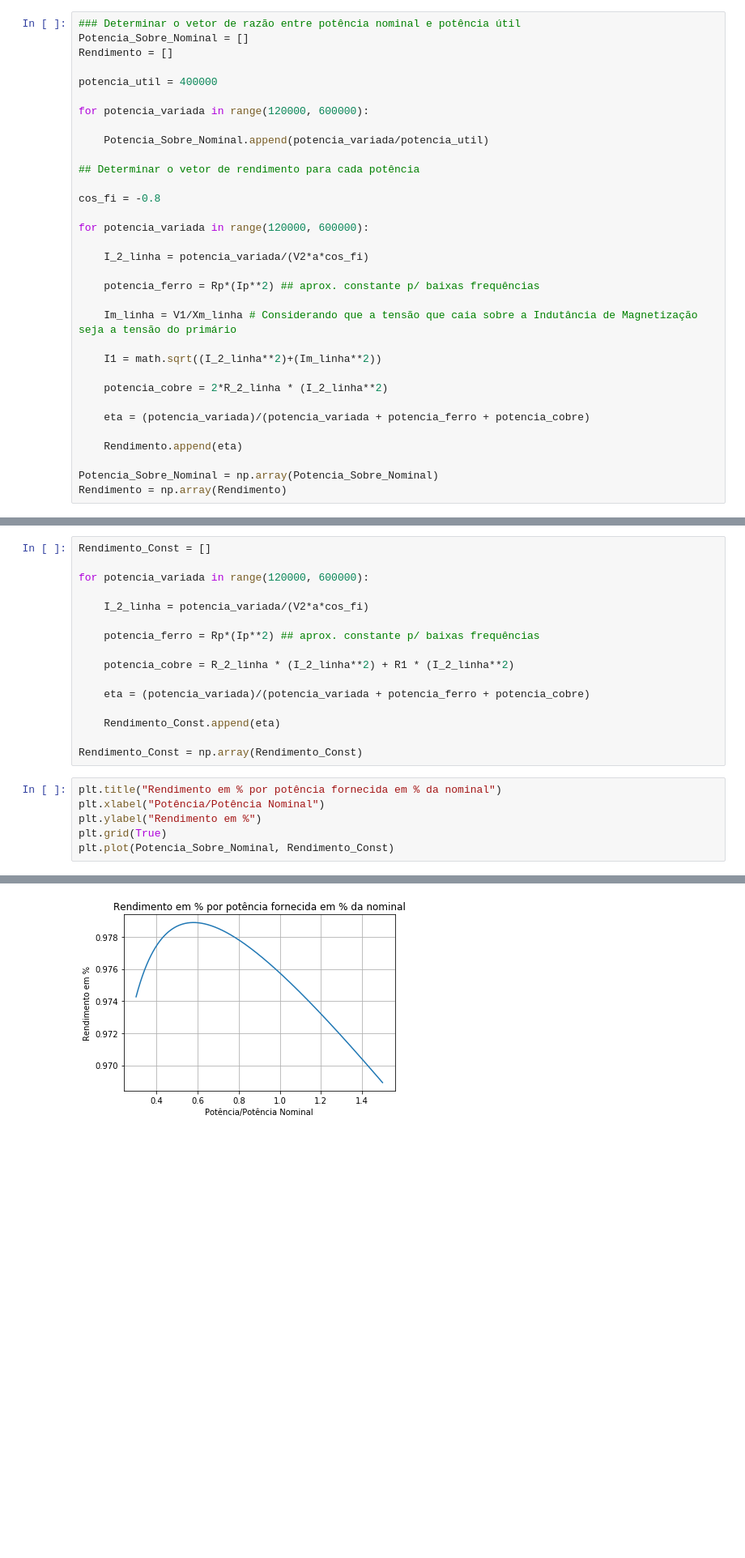
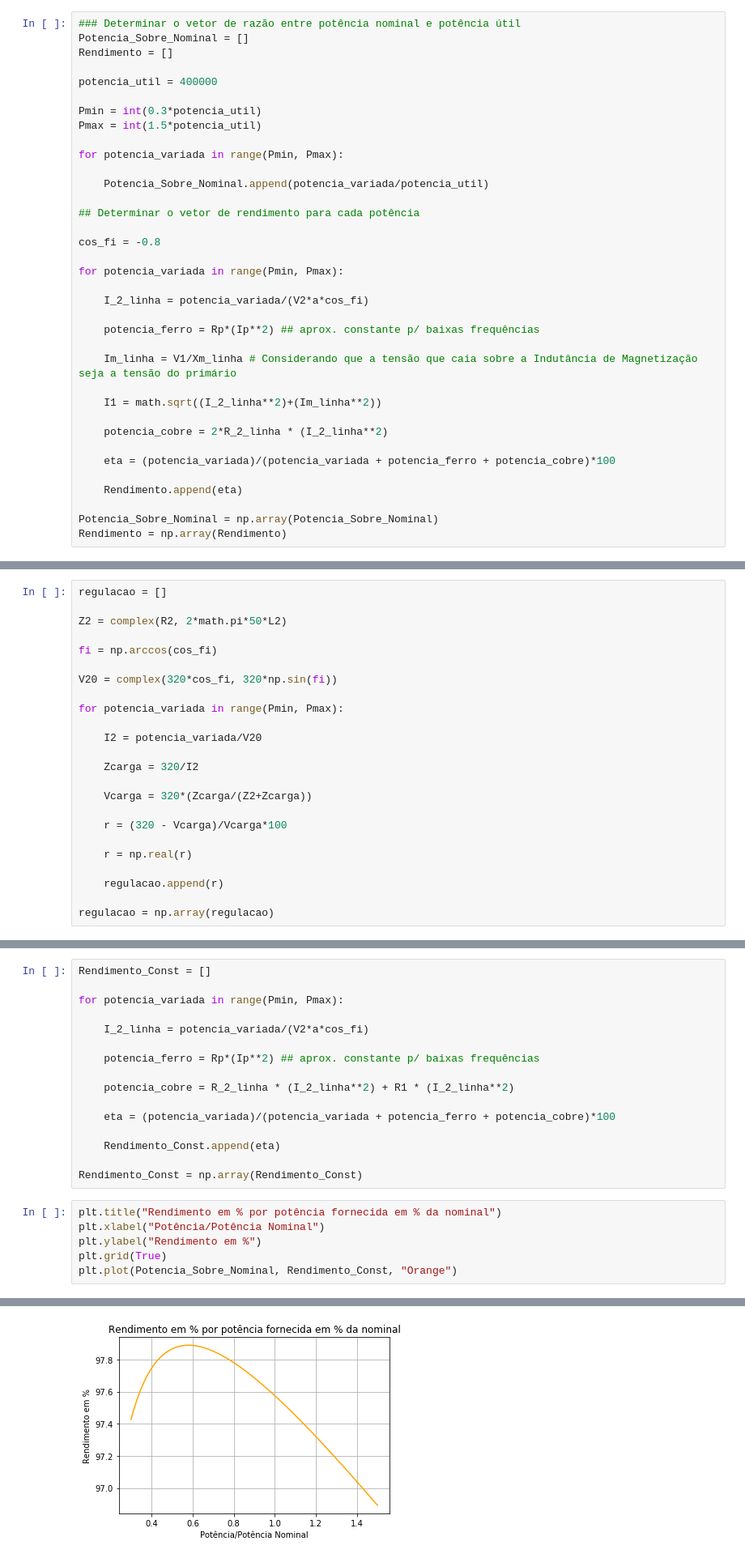
Before and after one commit to lucaspenna00/poli, a Jupyter notebook: EP-Modelagem-Transformador/EC1_Conversao.ipynb, the cells around one changed output, grey strips where cells are left out. Shown at 81% size. Cells and saved outputs as stored; diff of their text form; blank space fills up the shorter version.

```diff
--- a/EP-Modelagem-Transformador/EC1_Conversao.ipynb
+++ b/EP-Modelagem-Transformador/EC1_Conversao.ipynb
@@ -201,7 +205,10 @@ Rendimento = []
 
 potencia_util = 400000
 
-for potencia_variada in range(120000, 600000):
+Pmin = int(0.3*potencia_util)
+Pmax = int(1.5*potencia_util)
+
+for potencia_variada in range(Pmin, Pmax):
 
     Potencia_Sobre_Nominal.append(potencia_variada/potencia_util)
 
@@ -209,7 +216,7 @@ for potencia_variada in range(120000, 600000):
 
 cos_fi = -0.8
 
-for potencia_variada in range(120000, 600000):
+for potencia_variada in range(Pmin, Pmax):
 
     I_2_linha = potencia_variada/(V2*a*cos_fi)
 
@@ -221,7 +228,7 @@ for potencia_variada in range(120000, 600000):
 
     potencia_cobre = 2*R_2_linha * (I_2_linha**2)
 
-    eta = (potencia_variada)/(potencia_variada + potencia_ferro + potencia_cobre)
+    eta = (potencia_variada)/(potencia_variada + potencia_ferro + potencia_cobre)*100
 
     Rendimento.append(eta)
 
@@ -272,3 +263,27 @@ regulacao = np.array(regulacao)
+# %%
+regulacao = []
+
+Z2 = complex(R2, 2*math.pi*50*L2)
+
+fi = np.arccos(cos_fi)
+
+V20 = complex(320*cos_fi, 320*np.sin(fi))
+
+for potencia_variada in range(Pmin, Pmax):
+
+    I2 = potencia_variada/V20
+
+    Zcarga = 320/I2
+
+    Vcarga = 320*(Zcarga/(Z2+Zcarga))
+
+    r = (320 - Vcarga)/Vcarga*100
+
+    r = np.real(r)
+
+    regulacao.append(r)
+
+regulacao = np.array(regulacao)
 # %%
 plt.title("Regulação em % por potência fornecida em % da nominal")
 plt.xlabel("Potência/Potência Nominal")
@@ -291,7 +308,7 @@ No modelo de fluxo constante, muda-se a posição da resistência R1 e do induto
 # %%
 Rendimento_Const = []
 
-for potencia_variada in range(120000, 600000):
+for potencia_variada in range(Pmin, Pmax):
 
     I_2_linha = potencia_variada/(V2*a*cos_fi)
 
@@ -299,7 +316,7 @@ for potencia_variada in range(120000, 600000):
 
     potencia_cobre = R_2_linha * (I_2_linha**2) + R1 * (I_2_linha**2)
 
-    eta = (potencia_variada)/(potencia_variada + potencia_ferro + potencia_cobre)
+    eta = (potencia_variada)/(potencia_variada + potencia_ferro + potencia_cobre)*100
 
     Rendimento_Const.append(eta)
 
@@ -307,11 +324,11 @@ Rendimento_Const = np.array(Rendimento_Const)
 # %%
 plt.title("Rendimento em % por potência fornecida em % da nominal")
 plt.xlabel("Potência/Potência Nominal")
 plt.ylabel("Rendimento em %")
 plt.grid(True)
-plt.plot(Potencia_Sobre_Nominal, Rendimento_Const)
+plt.plot(Potencia_Sobre_Nominal, Rendimento_Const, "Orange")
 # %% [output]
 [<matplotlib.lines.Line2D at 0x...>]
-[figure, old version]
+[figure, new version]
 # %% [markdown]
 ### 3.3 Regulação no modelo de Fluxo Constante
```
Also changed, not shown: parts of 13 cells of this notebook.
